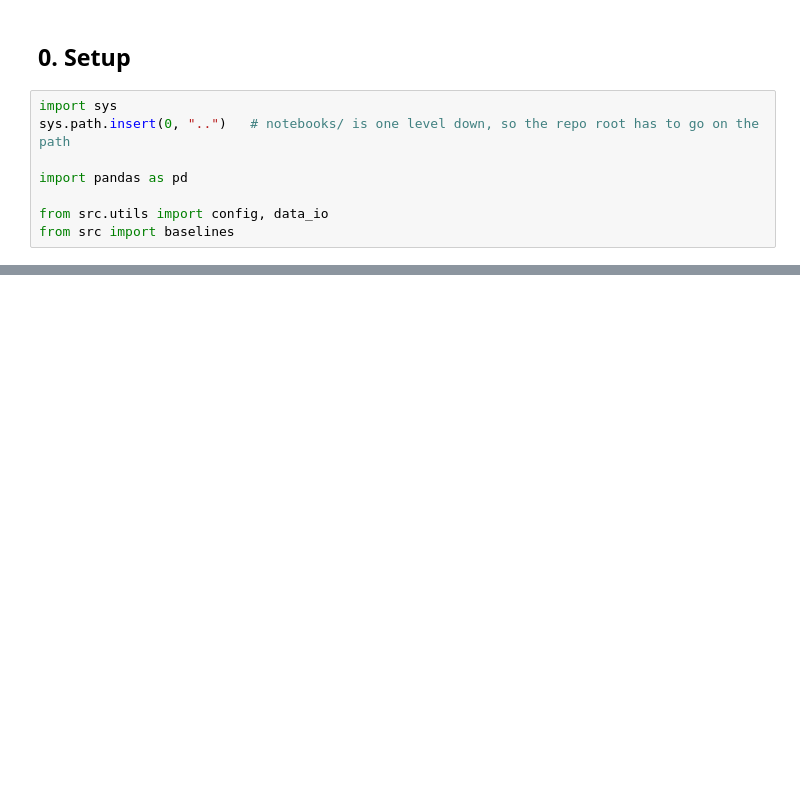
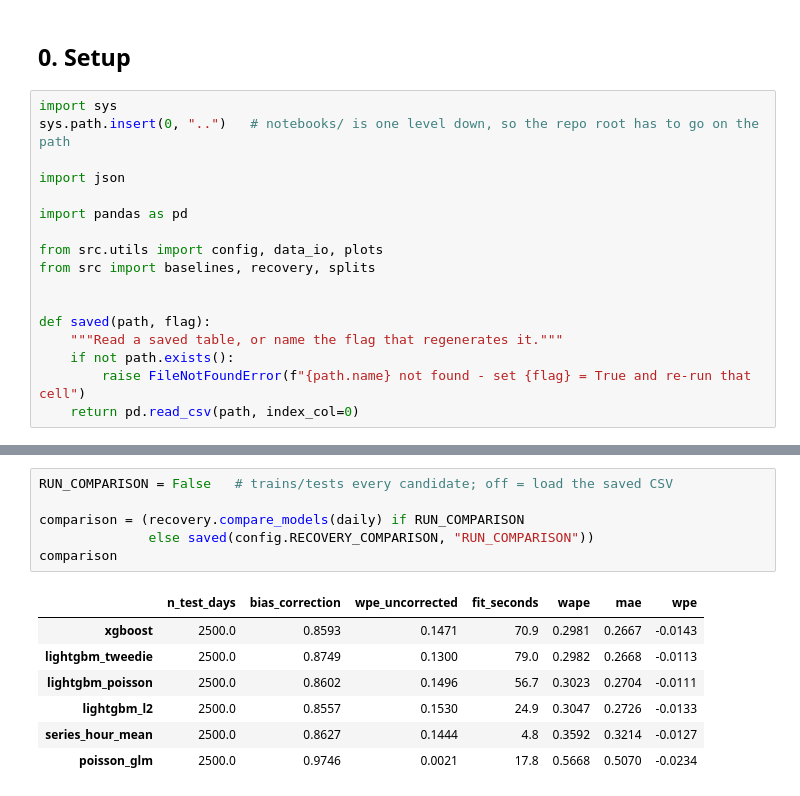
Before and after one commit to ACM40960/retail-demand-forecasting, a Jupyter notebook: notebooks/01_data_and_recovery.ipynb, the cells around one changed output, grey strips where cells are left out. Saved outputs shown, nothing was run; the diff lists cells and outputs as text; blank space fills up the shorter version.

```diff
--- a/notebooks/01_data_and_recovery.ipynb
+++ b/notebooks/01_data_and_recovery.ipynb
@@ -19,7 +26,16 @@ learns to keep ordering too little - and the shelf keeps emptying.
 import sys
 sys.path.insert(0, "..")   # notebooks/ is one level down, so the repo root has to go on the path
 
+import json
+
 import pandas as pd
 
-from src.utils import config, data_io
-from src import baselines
+from src.utils import config, data_io, plots
+from src import baselines, recovery, splits
+
+
+def saved(path, flag):
+    """Read a saved table, or name the flag that regenerates it."""
+    if not path.exists():
+        raise FileNotFoundError(f"{path.name} not found - set {flag} = True and re-run that cell")
+    return pd.read_csv(path, index_col=0)
@@ -72,0 +185,14 @@ board.round(4)
+# %%
+RUN_COMPARISON = False   # trains/tests every candidate; off = load the saved CSV
+
+comparison = (recovery.compare_models(daily) if RUN_COMPARISON
+              else saved(config.RECOVERY_COMPARISON, "RUN_COMPARISON"))
+comparison
+# %% [output]
+|  | n_test_days | bias_correction | wpe_uncorrected | fit_seconds | wape | mae | wpe |
+| xgboost | 2500.0 | 0.8593 | 0.1471 | 70.9 | 0.2981 | 0.2667 | -0.0143 |
+| lightgbm_tweedie | 2500.0 | 0.8749 | 0.1300 | 79.0 | 0.2982 | 0.2668 | -0.0113 |
+| lightgbm_poisson | 2500.0 | 0.8602 | 0.1496 | 56.7 | 0.3023 | 0.2704 | -0.0111 |
+| lightgbm_l2 | 2500.0 | 0.8557 | 0.1530 | 24.9 | 0.3047 | 0.2726 | -0.0133 |
+| series_hour_mean | 2500.0 | 0.8627 | 0.1444 | 4.8 | 0.3592 | 0.3214 | -0.0127 |
+| poisson_glm | 2500.0 | 0.9746 | 0.0021 | 17.8 | 0.5668 | 0.5070 | -0.0234 |
```
Also changed, not shown: parts of 22 cells of this notebook, 12 other files.
